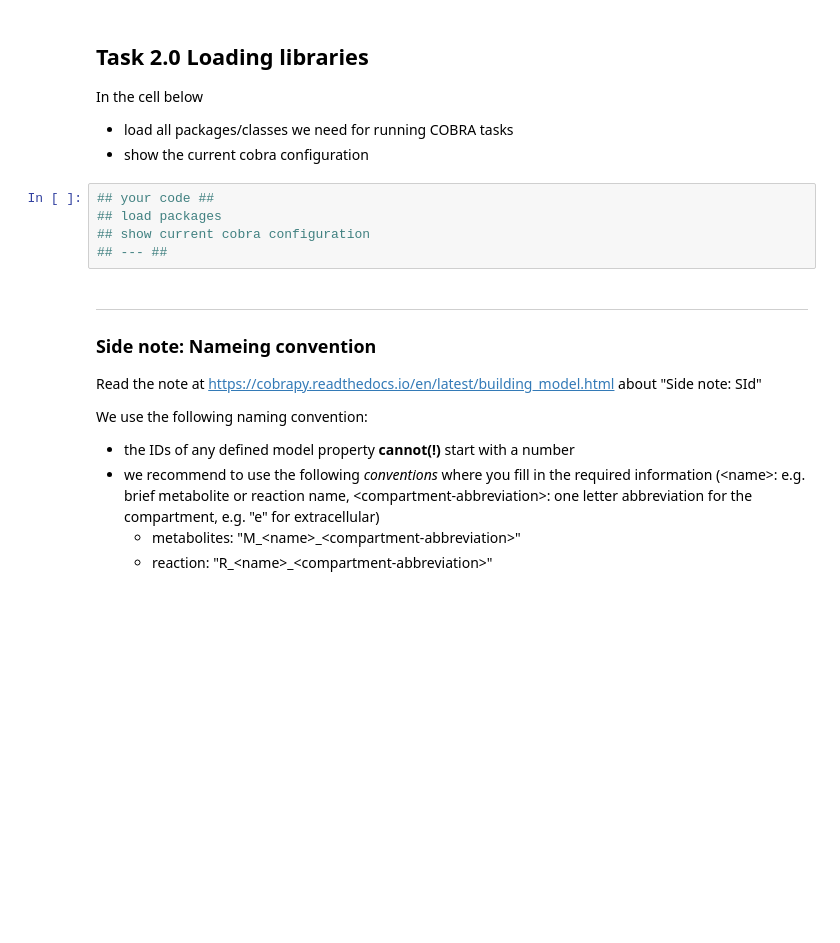
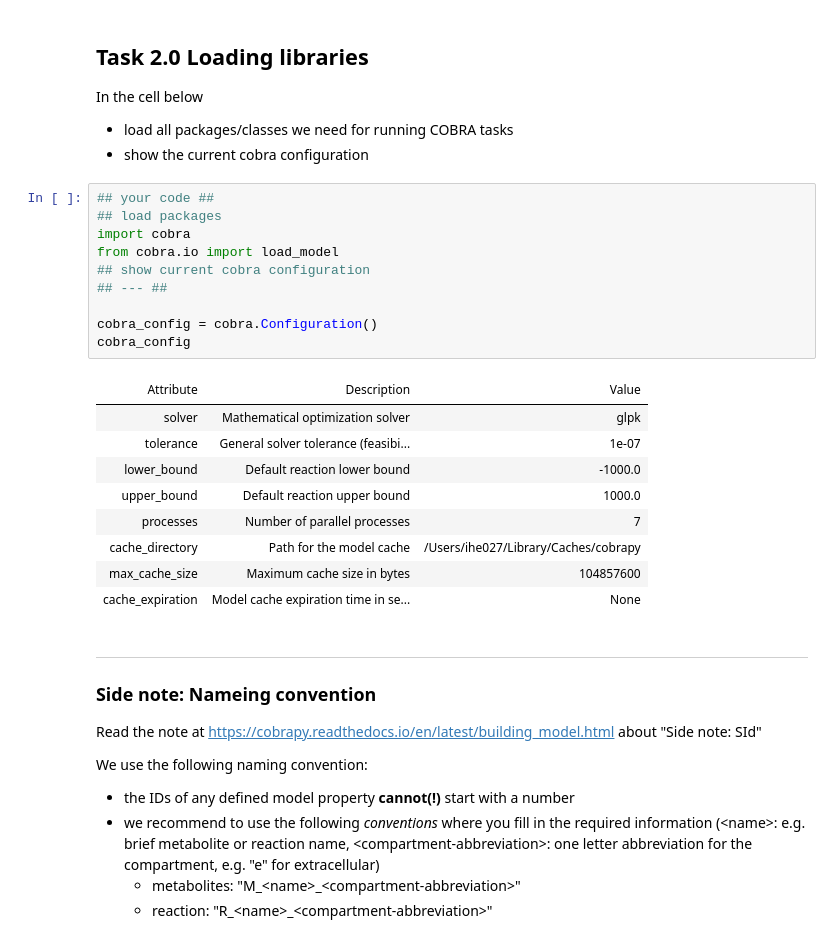
Before and after one commit to Bioinformatics-teaching-UiT/MPA_2026, a Jupyter notebook: day1/st_day1_task2.ipynb, the cells around one changed output. Cells and saved outputs as stored; diff of their text form; blank space fills up the shorter version.

```diff
--- a/day1/st_day1_task2.ipynb
+++ b/day1/st_day1_task2.ipynb
@@ -23,8 +23,23 @@ In the cell below
 # %%
 ## your code ##
 ## load packages
+import cobra
+from cobra.io import load_model
 ## show current cobra configuration
 ## --- ##
+
+cobra_config = cobra.Configuration()
+cobra_config
+# %% [output]
+| Attribute | Description | Value |
+| solver | Mathematical optimization solver | glpk |
+| tolerance | General solver tolerance (feasibi... | 1e-07 |
+| lower_bound | Default reaction lower bound | -1000.0 |
+| upper_bound | Default reaction upper bound | 1000.0 |
+| processes | Number of parallel processes | 7 |
+| cache_directory | Path for the model cache | /Users/ihe027/Library/Caches/cobrapy |
+| max_cache_size | Maximum cache size in bytes | 104857600 |
+| cache_expiration | Model cache expiration time in se... | None |
 # %% [markdown]
 ---
 
```
Also changed, not shown: parts of 18 cells of this notebook, 4 other files.
